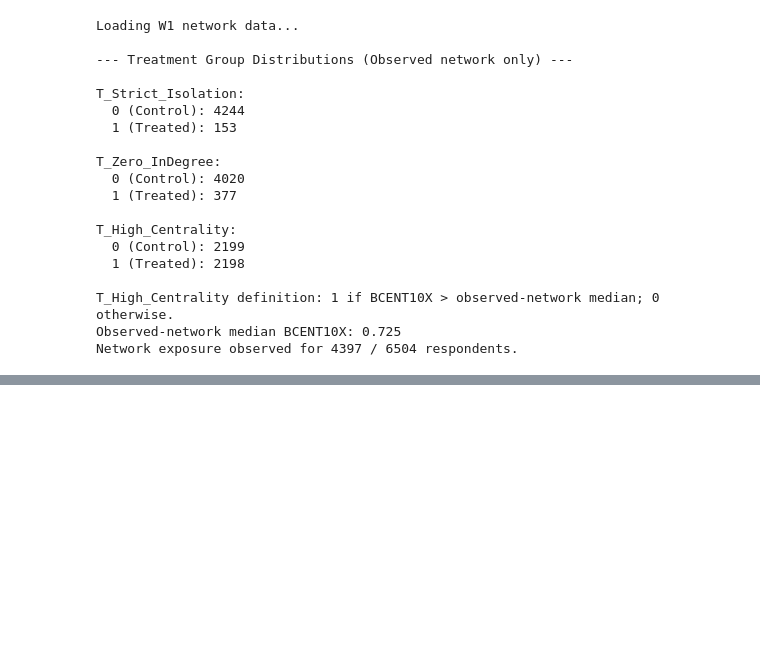
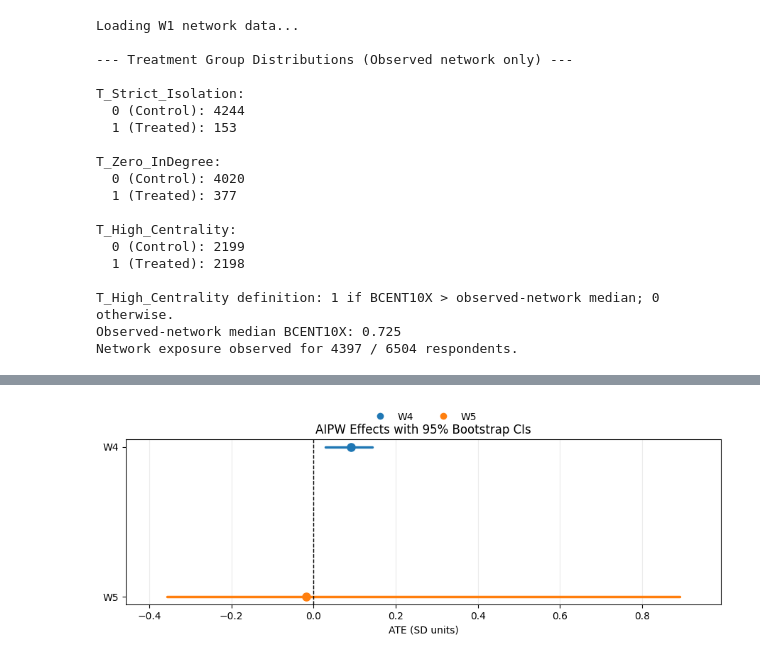
Before and after one commit to beaubeaubeaubeau/Inter-Generational-Causal-Analysis-of-the-AddHealth-Dataset, a Jupyter notebook: scripts/cross_sectional_analysis.ipynb, the cells around one changed output, grey strips where cells are left out. Saved outputs shown, nothing was run; the diff lists cells and outputs as text; code cells hidden in the pictures; blank space fills up the shorter version.

Commit message:
Incorporated W5, minor changes to estimator and sensitivity analysis

```diff
--- a/scripts/cross_sectional_analysis.ipynb
+++ b/scripts/cross_sectional_analysis.ipynb
@@ -555,0 +449,11 @@ Ready for Estimation!
+# %%
+# DIAGNOSTIC: Check W5 weights file structure
+print("=== W4 Weight Columns ===")
+df_w4_weights_diag, _ = pyreadstat.read_sas7bdat(str(ROOT / "data" / "W4" / "w4weight.sas7bdat"))
+print("Columns:", df_w4_weights_diag.columns.tolist())
+print(f"Shape: {df_w4_weights_diag.shape}\n")
+
+print("=== W5 Weight Columns ===")
+df_w5_weights_diag, _ = pyreadstat.read_xport(str(ROOT / "data" / "W5" / "p5weight.xpt"))
+print("Columns:", df_w5_weights_diag.columns.tolist())
+print(f"Shape: {df_w5_weights_diag.shape}")
@@ -926,0 +705,81 @@ Smallest (gamma, delta_p) pairs that can explain away point estimate:
+# %%
+import re
+import numpy as np
+import pandas as pd
+import matplotlib.pyplot as plt
+from scipy.stats import t as t_dist
+
+# Continuous-outcome sensitivity: partial R^2 robustness values (Cinelli & Hazlett style).
+def _parse_ci(ci_text: str):
+    vals = re.findall(r"[-+]?\d*\.?\d+", str(ci_text))
+    if len(vals) < 2:
+        return np.nan, np.nan
+    return float(vals[0]), float(vals[1])
+
+
+def _compute_rv(t_stat: float, dof: int):
+    # RV_q: strength needed to explain away point estimate.
+    f2 = (t_stat ** 2) / max(dof, 1)
+    rv_q = 0.5 * (np.sqrt(f2 ** 2 + 4 * f2) - f2)
+    return float(rv_q)
+
+
+if 'results_df' not in globals() or results_df is None or len(results_df) == 0:
+    raise ValueError("results_df not found. Run the AIPW results cell first.")
+
+plot_df = results_df.copy()
+if 'Confounder set' not in plot_df.columns:
+    plot_df['Confounder set'] = 'Current set'
+
+plot_df[['CI_low', 'CI_high']] = plot_df['95% CI'].apply(lambda x: pd.Series(_parse_ci(x)))
+plot_df = plot_df.sort_values(['Confounder set', 'Wave']).reset_index(drop=True)
+
+# Approximate model DoF for robustness values.
+n_covariates = len(confounder_cols) if 'confounder_cols' in globals() else 1
+plot_df['dof_approx'] = np.maximum(plot_df['N (valid)'] - n_covariates - 1, 30)
+plot_df['t_stat'] = plot_df['ATE'] / plot_df['SE']
+plot_df['RV'] = plot_df.apply(lambda r: _compute_rv(r['t_stat'], int(r['dof_approx'])), axis=1)
+
+# -------- Plot: ATE + 95% CI for W4 and W5 --------
+fig, ax = plt.subplots(figsize=(9, 3.6))
+
+# Tighter vertical spacing so wave rows are closer together.
+y = np.arange(len(plot_df)) * 0.55
+labels = [f"{r['Wave']}" for _, r in plot_df.iterrows()]
+colors = {'W4': '#1f77b4', 'W5': '#ff7f0e'}
+
+for i, (_, row) in enumerate(plot_df.iterrows()):
+    color = colors.get(row['Wave'], '#444444')
+    ax.plot([row['CI_low'], row['CI_high']], [y[i], y[i]], color=color, lw=2.5, solid_capstyle='round')
+    ax.scatter(row['ATE'], y[i], color=color, s=65, zorder=3)
+
+ax.axvline(0, color='black', linestyle='--', lw=1)
+ax.set_yticks(y)
+ax.set_yticklabels(labels)
+ax.set_xlabel('ATE (SD units)')
+ax.set_title('AIPW Effects with 95% Bootstrap CIs')
+ax.invert_yaxis()
+ax.grid(axis='x', alpha=0.25)
+
+# Auto x-limits with gentle padding for readability.
+x_min = float(plot_df['CI_low'].min())
+x_max = float(plot_df['CI_high'].max())
+x_pad = max((x_max - x_min) * 0.08, 0.03)
+ax.set_xlim(x_min - x_pad, x_max + x_pad)
+
+handles = [
+    plt.Line2D([0], [0], marker='o', color='w', markerfacecolor='#1f77b4', markersize=8, label='W4'),
+    plt.Line2D([0], [0], marker='o', color='w', markerfacecolor='#ff7f0e', markersize=8, label='W5'),
+]
+# Place legend above the plot so it never covers CIs.
+ax.legend(handles=handles, frameon=False, loc='upper center', ncol=2, bbox_to_anchor=(0.5, 1.22))
+
+plt.tight_layout()
+plt.show()
+
+# -------- Output sensitivity table --------
+sens_cols = ['Confounder set', 'Wave', 'ATE', 'SE', '95% CI', 'N (valid)', 't_stat', 'RV']
+print('\nPartial R^2 sensitivity summary (continuous-outcome appropriate):')
+display(plot_df[sens_cols].round({'ATE': 4, 'SE': 4, 't_stat': 3, 'RV': 3}))
+# %% [output]
+[figure, added]
```
Also changed, not shown: parts of 10 cells of this notebook, 1 other file.
